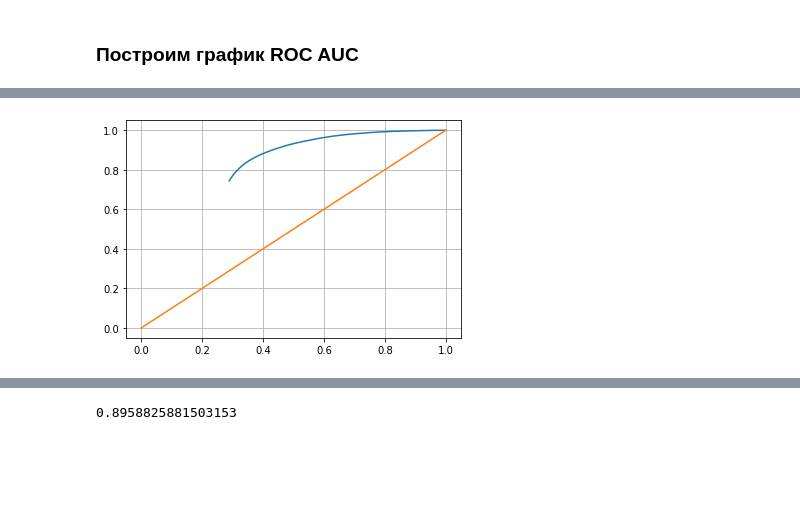
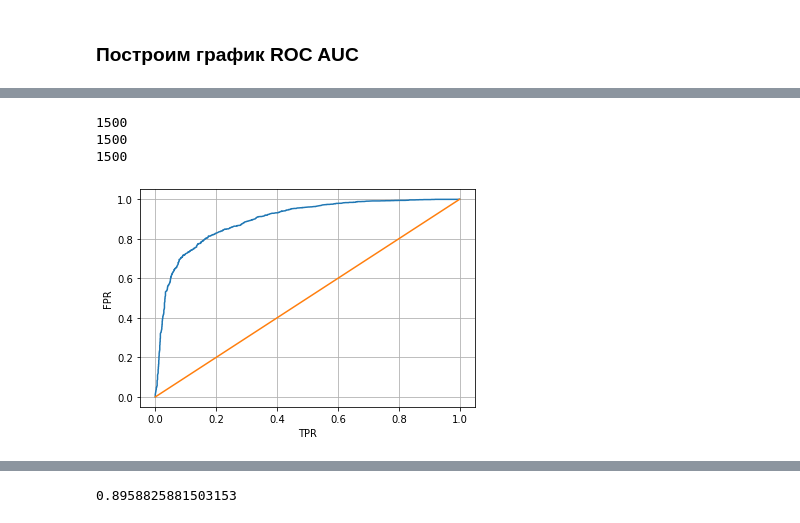
Before and after one commit to KseniaGorchakova/python_repository, a Jupyter notebook: ML/HW_3.ipynb, the cells around one changed output, grey strips where cells are left out. Drawn from its saved outputs; the diff is of its cells as text; code cells hidden in the pictures; blank space fills up the shorter version.

```diff
--- a/ML/HW_3.ipynb
+++ b/ML/HW_3.ipynb
@@ -141,26 +150,31 @@ fpr
+# %%
+# Построить рок кривую своими руками
+tp_r = 0 # True positive
+fp_r = 0 # False positive
+fn_r = 0 # False negative
+tn_r = 0 # True negative
+thresholds = np.linspace(0,1,1500) # значения трешхолда
+tpr_r = []
+fpr_r = []
 # %%
-tp_r = 0 # True positive
-fp_r = 0 # False positive
-fn_r = 0 # False negative
-tn_r = 0 # True negative
-thresholds = np.linspace(0,1,2000) # значения трешхолда
-tpr_r = []
-fpr_r = []
-
 for thr in thresholds:
-    for predicted_prob, actual in zip( predictions[:, 1], y_test):
-        if predicted_prob >= thr: # Менять здесь значения после итерации и записывать в переменную
+    tp_r = 0 # True positive
+    fp_r = 0 # False positive
+    fn_r = 0 # False negative
+    tn_r = 0 # True negative
+    for predicted_prob_1, actual_1 in zip( predictions[:, 1], y_test):
+        if predicted_prob_1 >= thr: # Менять здесь значения после итерации и записывать в переменные tpr_r/fpr_r
             predicted_r = 1
         else:
             predicted_r = 0
 
         if predicted_r == 1:
-            if actual == 1:
+            if actual_1 == 1:
                 tp_r += 1
             else:
                 fp_r += 1
         else:
-            if actual == 1:
+            if actual_1 == 1:
                 fn_r += 1
             else:
                 tn_r += 1
@@ -171,9 +199,19 @@ for thr in thresholds:
+# %%
+print(len(thresholds))
+print(len(tpr_r))
+print(len(fpr_r))
+# %% [output]
+1500
+1500
+1500
 # %%
-plt.plot( fpr_r, tpr_r )
+plt.plot(sorted(fpr_r,reverse=True), sorted(tpr_r,reverse=True))
 plt.plot([0, 1], [0, 1])
+plt.xlabel('TPR')
+plt.ylabel('FPR')
 plt.grid()
 # %% [output]
-[figure, old version]
+[figure, new version]
 # %%
 # ROC кривая с помощью встроенных методов
 # %%
```
Also changed, not shown: parts of 11 cells of this notebook.
